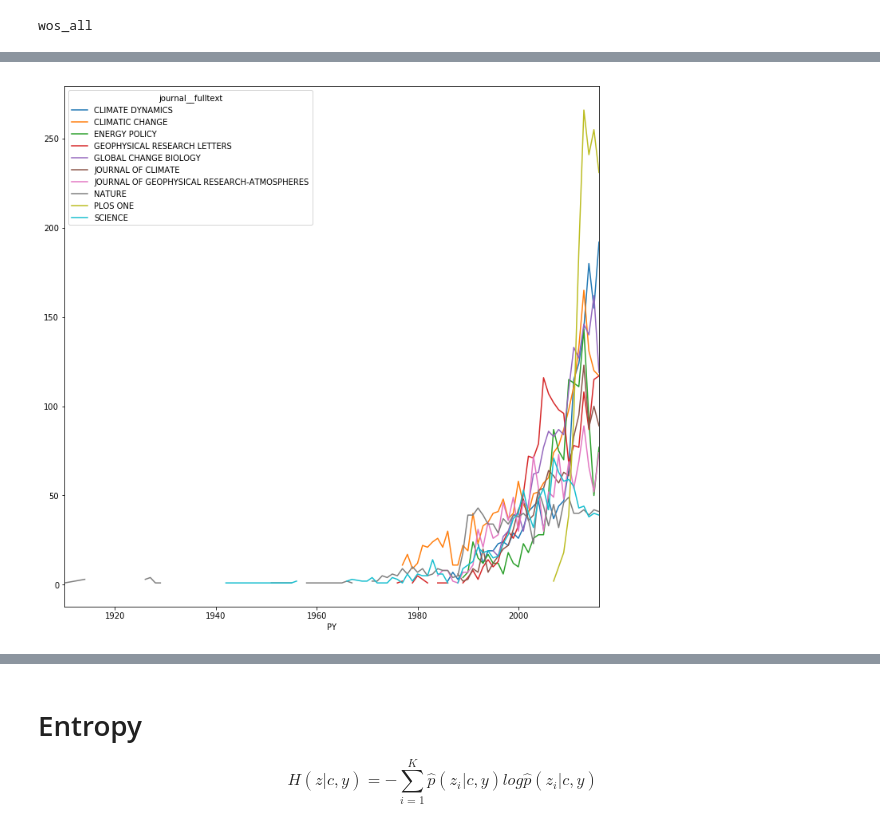
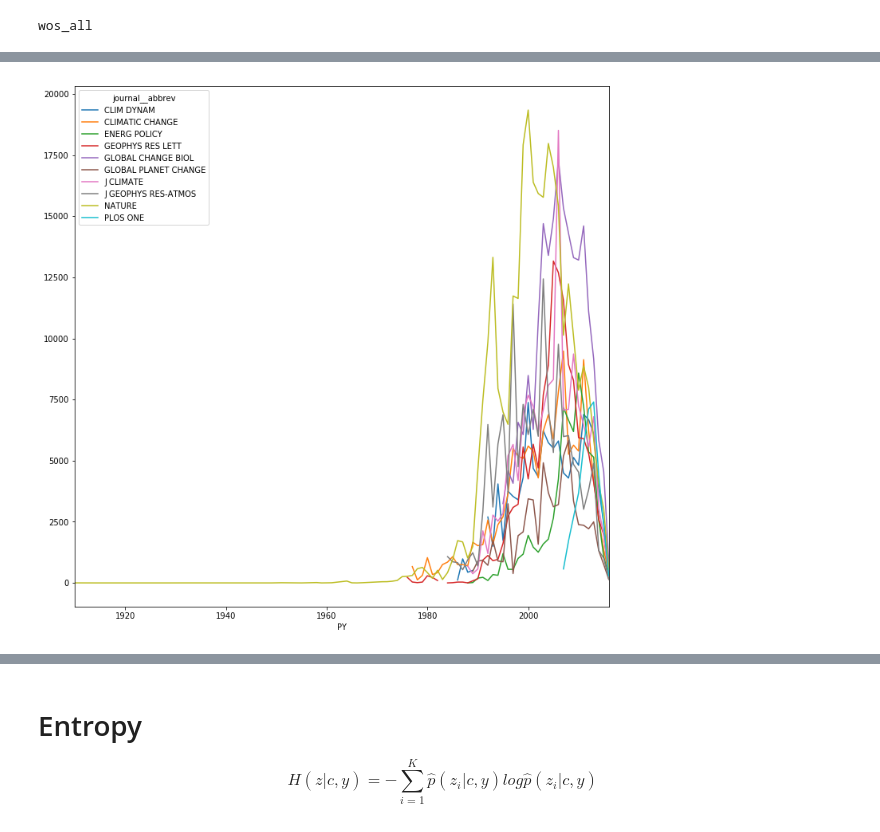
Before and after one commit to mcallaghan/cc-topography, a Jupyter notebook: code/journals.ipynb, the cells around one changed output, grey strips where cells are left out. Cells and saved outputs as stored; diff of their text form; code cells hidden in the pictures.

```diff
--- a/code/journals.ipynb
+++ b/code/journals.ipynb
@@ -30,7 +30,7 @@ wos_all
 # %%
 docs = Doc.objects.filter(query=q)
 
-js = docs.filter(journal__isnull=False).values('journal__id','journal__fulltext').annotate(
+js = docs.filter(journal__isnull=False).values('journal__id','journal__fulltext','journal__abbrev').annotate(
     n = Count('id')
 )
 top_js = js.order_by('-n')[:10]
@@ -49,0 +61,6 @@ df.head()
+# %%
+cjys = docs.filter(journal__in=top_js.values_list('journal_id',flat=True)).values('PY','journal__fulltext','journal__abbrev').annotate(
+    n = Sum('wosarticle__tc')
+)
+df = pd.DataFrame.from_dict(list(cjys))
+df.head()
@@ -50,11 +74,11 @@ df.head()
 # %%
 plt.rcParams["figure.figsize"] = [12,12]
 
-pdf = df.pivot('PY','journal__fulltext','n')
+pdf = df.pivot('PY','journal__abbrev','n')
 pdf.head()
 
 pdf.plot()
 
 plt.show()
 # %% [output]
-[figure, old version]
+[figure, new version]
```
Also changed, not shown: parts of 20 cells of this notebook, 6 other files.
